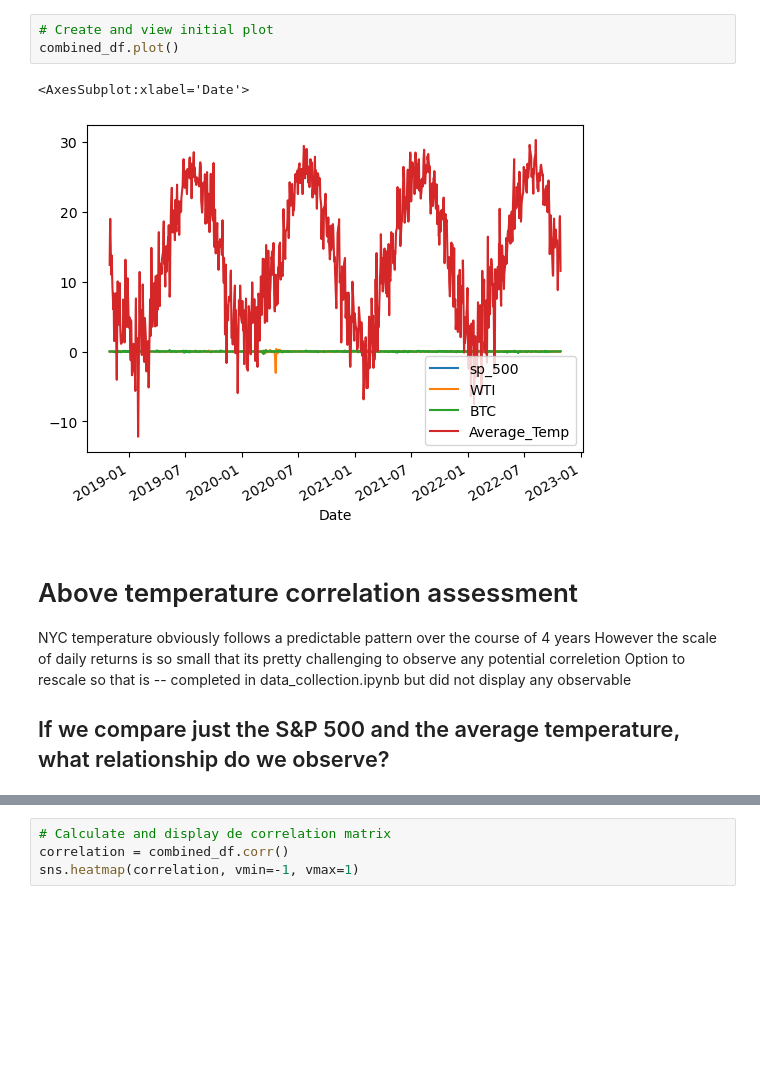
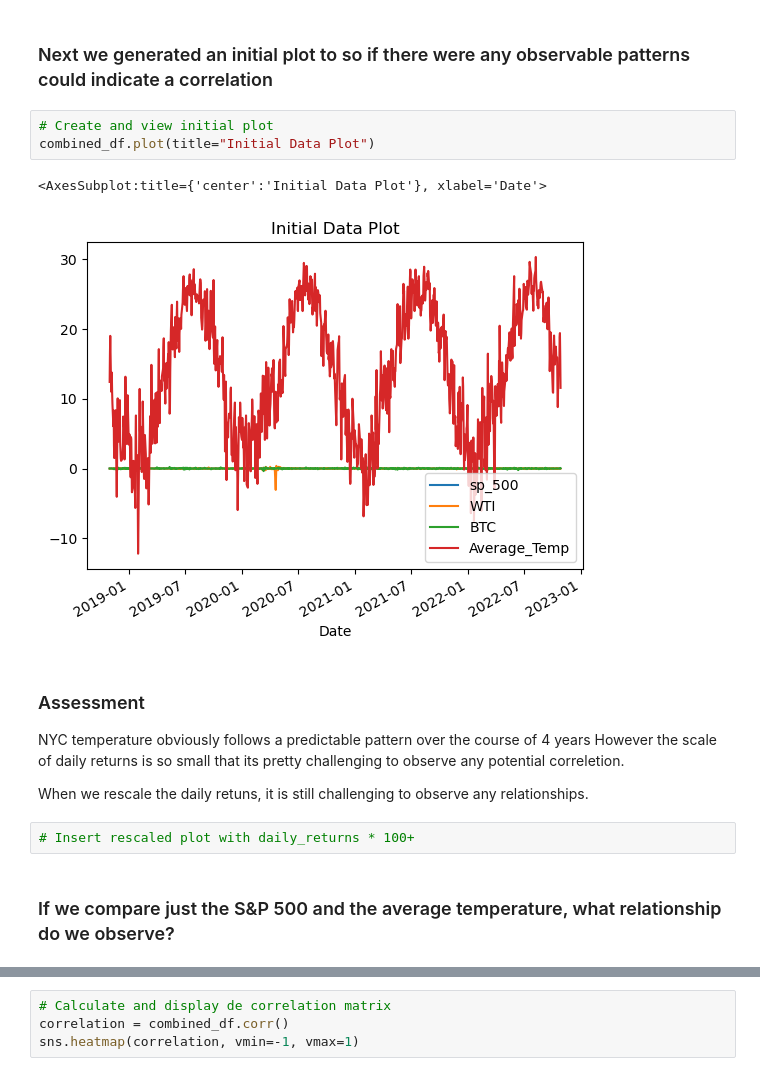
Before and after one commit to robel-codes/asset-correlation-analysis, a Jupyter notebook: DRAFT_data_analysis_cleaned.ipynb, the cells around one changed output, grey strips where cells are left out. Saved outputs shown, nothing was run; the diff lists cells and outputs as text; blank space fills up the shorter version.

```diff
--- a/DRAFT_data_analysis_cleaned.ipynb
+++ b/DRAFT_data_analysis_cleaned.ipynb
@@ -69,17 +63,22 @@ combined_df.head()
 | 2018-11-02 | -0.006317 | -0.008636 | 0.001671 | 19.00 |
 | 2018-11-05 | 0.005600 | -0.000634 | 0.004887 | 11.00 |
 | 2018-11-06 | 0.006259 | -0.014105 | 0.006441 | 12.95 |
+# %% [markdown]
+### Next we generated an initial plot to so if there were any observable patterns could indicate a correlation
 # %%
 # Create and view initial plot
-combined_df.plot()
+combined_df.plot(title="Initial Data Plot")
 # %% [output]
-<AxesSubplot:xlabel='Date'>
+<AxesSubplot:title={'center':'Initial Data Plot'}, xlabel='Date'>
-[figure, old version]
+[figure, new version]
 # %% [markdown]
-# Above temperature correlation assessment
+### Assessment
 NYC temperature obviously follows a predictable pattern over the course of 4 years
-However the scale of daily returns is so small that its pretty challenging to observe any potential correletion
-Option to rescale so that is -- completed in data_collection.ipynb but did not display any observable
+However the scale of daily returns is so small that its pretty challenging to observe any potential correletion.
 
-## If we compare just the S&P 500 and the average temperature, what relationship do we observe?
+When we rescale the daily retuns, it is still challenging to observe any relationships.
+# %%
+# Insert rescaled plot with daily_returns * 100+
+# %% [markdown]
+### If we compare just the S&P 500 and the average temperature, what relationship do we observe?
 # %%
```
Also changed, not shown: parts of 32 cells of this notebook.
